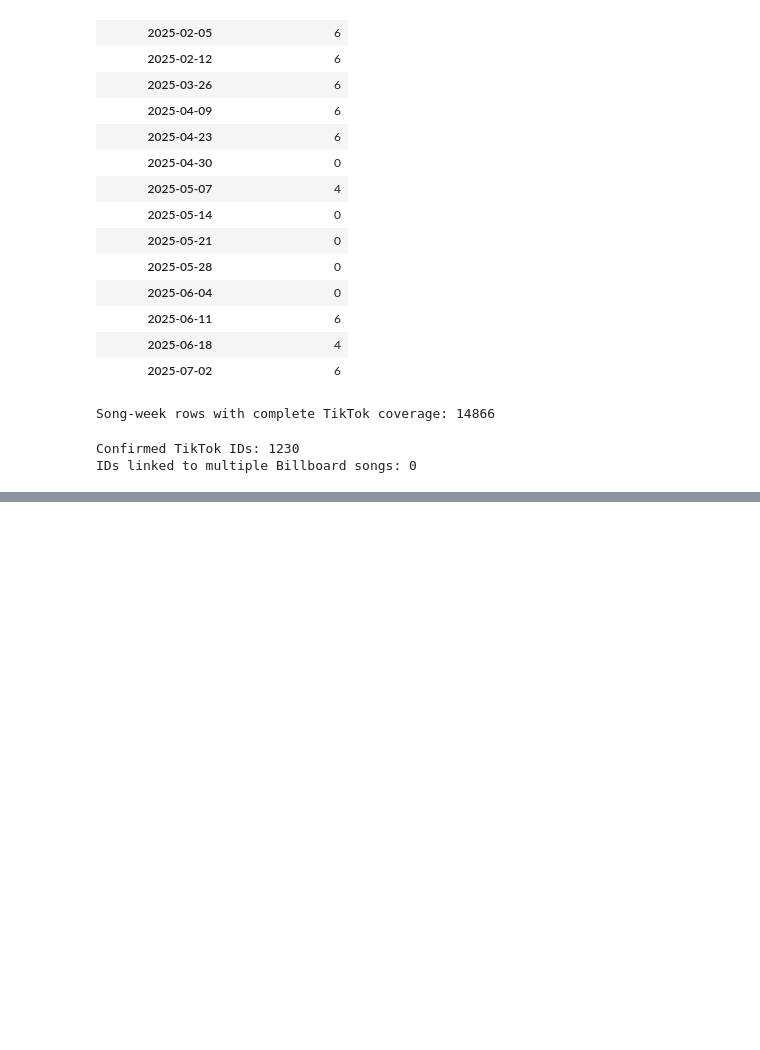
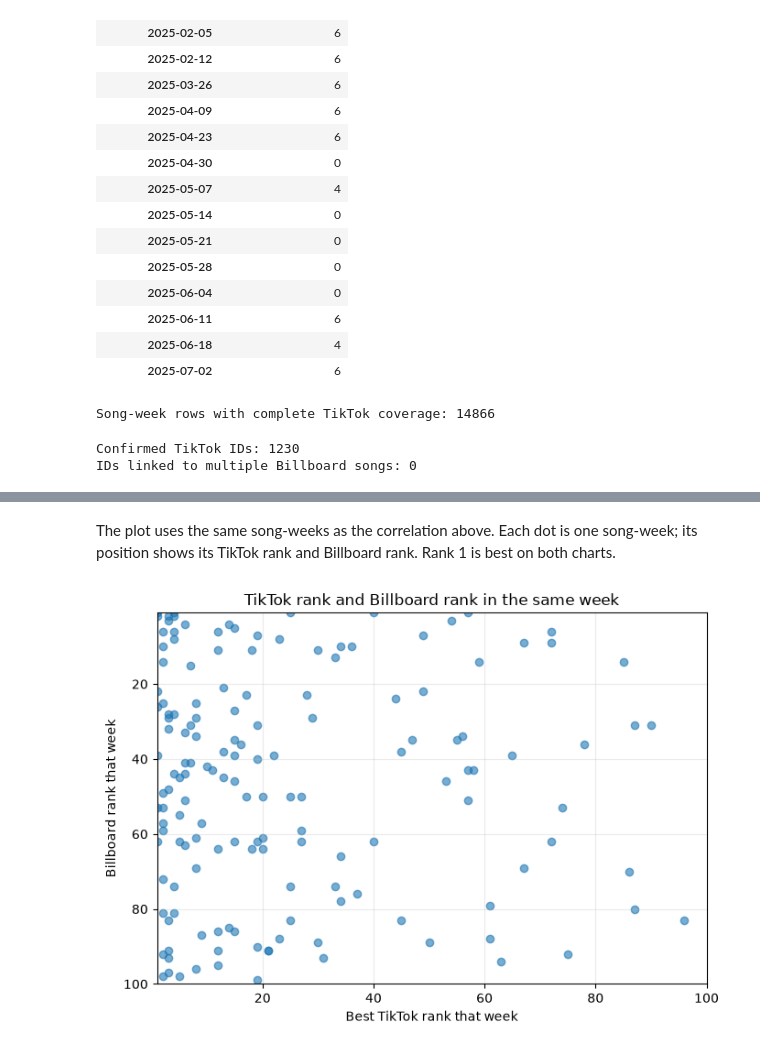
Before and after one commit to apekshapdl/charts-to-trends, a Jupyter notebook: notebooks/data_analysis.ipynb, the cells around one changed output, grey strips where cells are left out. Drawn from its saved outputs; the diff is of its cells as text; code cells hidden in the pictures; blank space fills up the shorter version.

Commit message:
tiktok and billboard comparison

```diff
--- a/notebooks/data_analysis.ipynb
+++ b/notebooks/data_analysis.ipynb
@@ -366,0 +409,26 @@ Not on Billboard that week: 1707
+# %% [markdown]
+The plot uses the same song-weeks as the correlation above. Each dot is one song-week; its position shows its TikTok rank and Billboard rank. Rank 1 is best on both charts.
+# %%
+import matplotlib.pyplot as plt
+
+# Draw one point for each song-week that appeared on both charts.
+plt.figure(figsize=(7, 5))
+plt.scatter(
+    same_week['best_tiktok_rank'],
+    same_week['billboard_rank'],
+    alpha=0.6
+)
+
+# Label the axes so we can tell which chart each rank comes from.
+plt.xlabel('Best TikTok rank that week')
+plt.ylabel('Billboard rank that week')
+plt.title('TikTok rank and Billboard rank in the same week')
+
+# Rank 1 is best, so put it at the top of the Billboard axis.
+plt.ylim(100, 1)
+plt.xlim(1, 100)
+plt.grid(alpha=0.25)
+plt.tight_layout()
+plt.show()
+# %% [output]
+[figure, added]
```
Also changed, not shown: parts of 13 cells of this notebook, 1 other file.
